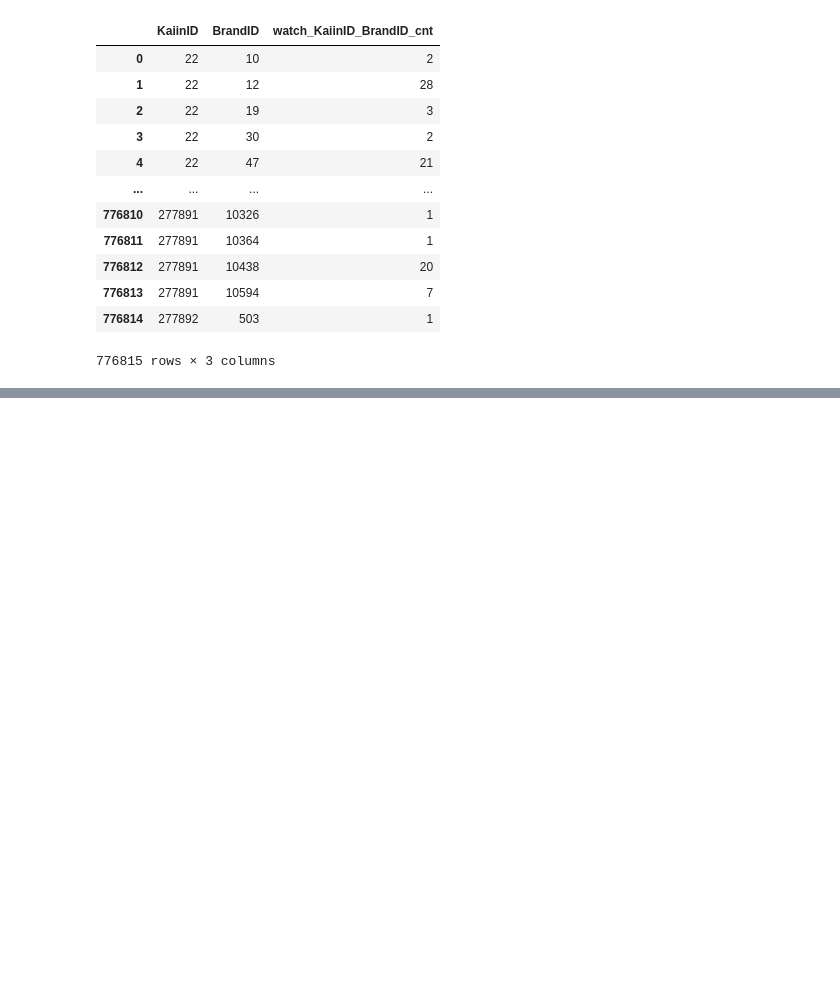
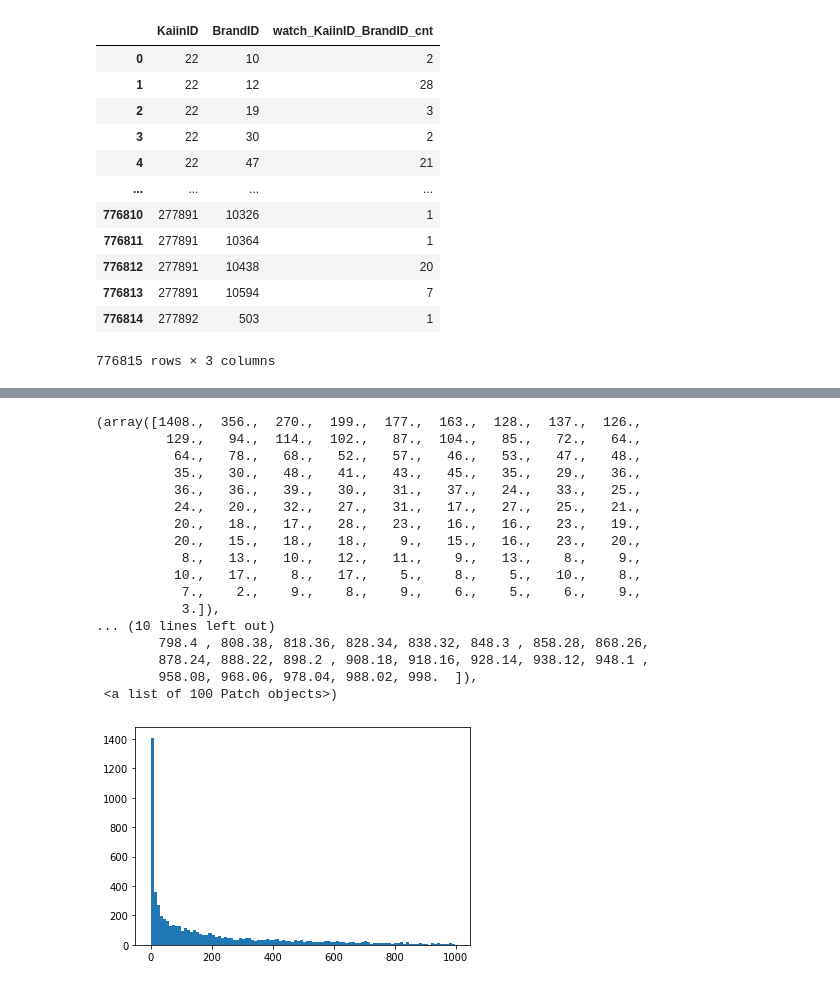
Before and after one commit to nobububi/Brandear, a Jupyter notebook: eda_users.ipynb, the cells around one changed output, grey strips where cells are left out. Drawn from its saved outputs; the diff is of its cells as text; code cells hidden in the pictures; blank space fills up the shorter version.

```diff
--- a/eda_users.ipynb
+++ b/eda_users.ipynb
@@ -232,0 +244,21 @@ get_value_counts(watch_auc, ["KaiinID", "BrandID"], "watch", dset_to_period["val
+# %%
+plt.hist(targets_cnts["watch_cnt"][targets_cnts["watch_cnt"] < 1000],bins=100)
+# %% [output]
+(array([1408.,  356.,  270.,  199.,  177.,  163.,  128.,  137.,  126.,
+         129.,   94.,  114.,  102.,   87.,  104.,   85.,   72.,   64.,
+          64.,   78.,   68.,   52.,   57.,   46.,   53.,   47.,   48.,
+          35.,   30.,   48.,   41.,   43.,   45.,   35.,   29.,   36.,
+          36.,   36.,   39.,   30.,   31.,   37.,   24.,   33.,   25.,
+          24.,   20.,   32.,   27.,   31.,   17.,   27.,   25.,   21.,
+          20.,   18.,   17.,   28.,   23.,   16.,   16.,   23.,   19.,
+          20.,   15.,   18.,   18.,    9.,   15.,   16.,   23.,   20.,
+           8.,   13.,   10.,   12.,   11.,    9.,   13.,    8.,    9.,
+          10.,   17.,    8.,   17.,    5.,    8.,    5.,   10.,    8.,
+           7.,    2.,    9.,    8.,    9.,    6.,    5.,    6.,    9.,
+           3.]),
+... (10 lines left out)
+        798.4 , 808.38, 818.36, 828.34, 838.32, 848.3 , 858.28, 868.26,
+        878.24, 888.22, 898.2 , 908.18, 918.16, 928.14, 938.12, 948.1 ,
+        958.08, 968.06, 978.04, 988.02, 998.  ]),
+ <a list of 100 Patch objects>)
+[figure, added]
```
Also changed, not shown: parts of 16 cells of this notebook, 21 other files.
